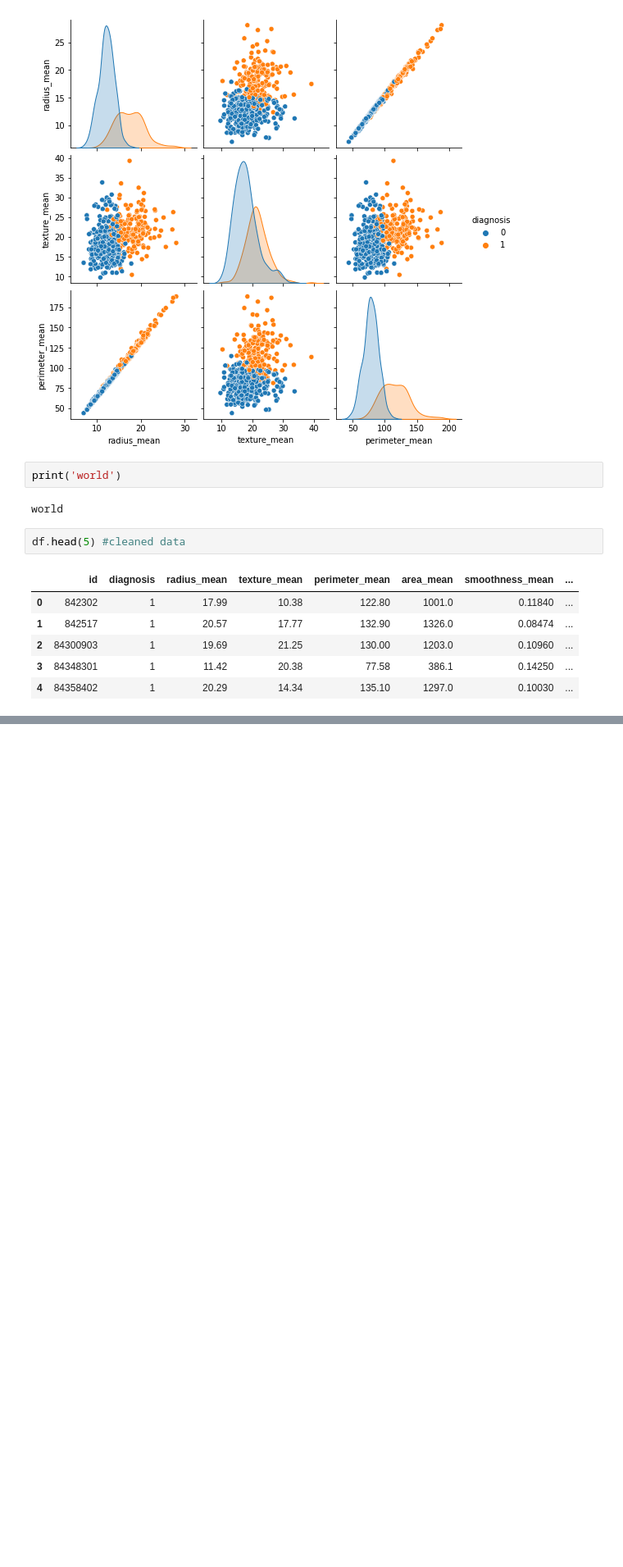
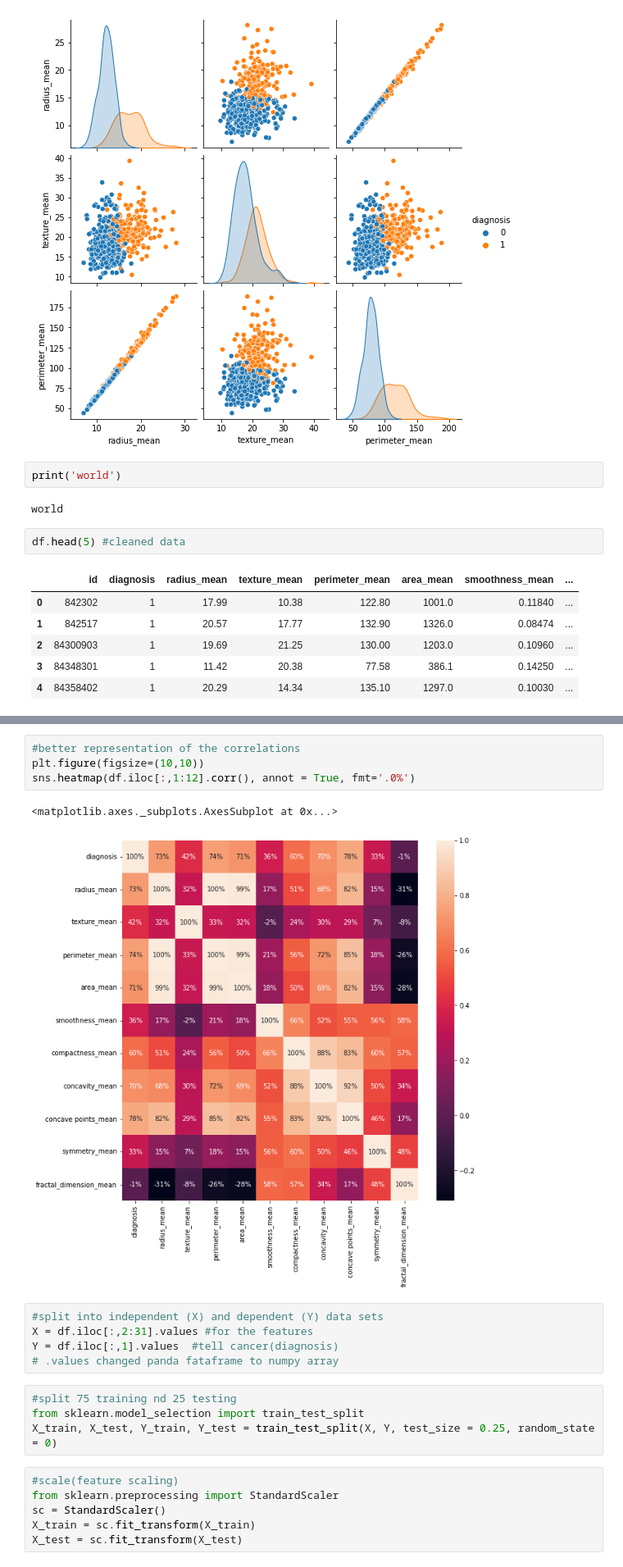
Before and after one commit to sudiksha301200/BrCnMl, a Jupyter notebook: BcCnsr.ipynb, the cells around one changed output, grey strips where cells are left out. Shown at 82% size. Cells and saved outputs as stored; diff of their text form; blank space fills up the shorter version.

```diff
--- a/BcCnsr.ipynb
+++ b/BcCnsr.ipynb
@@ -122,0 +140,22 @@ df.head(5) #cleaned data
+# %%
+#better representation of the correlations
+plt.figure(figsize=(10,10))
+sns.heatmap(df.iloc[:,1:12].corr(), annot = True, fmt='.0%')
+# %% [output]
+<matplotlib.axes._subplots.AxesSubplot at 0x...>
+[figure, added]
+# %%
+#split into independent (X) and dependent (Y) data sets
+X = df.iloc[:,2:31].values #for the features
+Y = df.iloc[:,1].values  #tell cancer(diagnosis)
+# .values changed panda fataframe to numpy array
+# %%
+#split 75 training nd 25 testing
+from sklearn.model_selection import train_test_split
+X_train, X_test, Y_train, Y_test = train_test_split(X, Y, test_size = 0.25, random_state = 0)
+# %%
+#scale(feature scaling)
+from sklearn.preprocessing import StandardScaler
+sc = StandardScaler()
+X_train = sc.fit_transform(X_train)
+X_test = sc.fit_transform(X_test)
```
Also changed, not shown: parts of 2 cells of this notebook.
